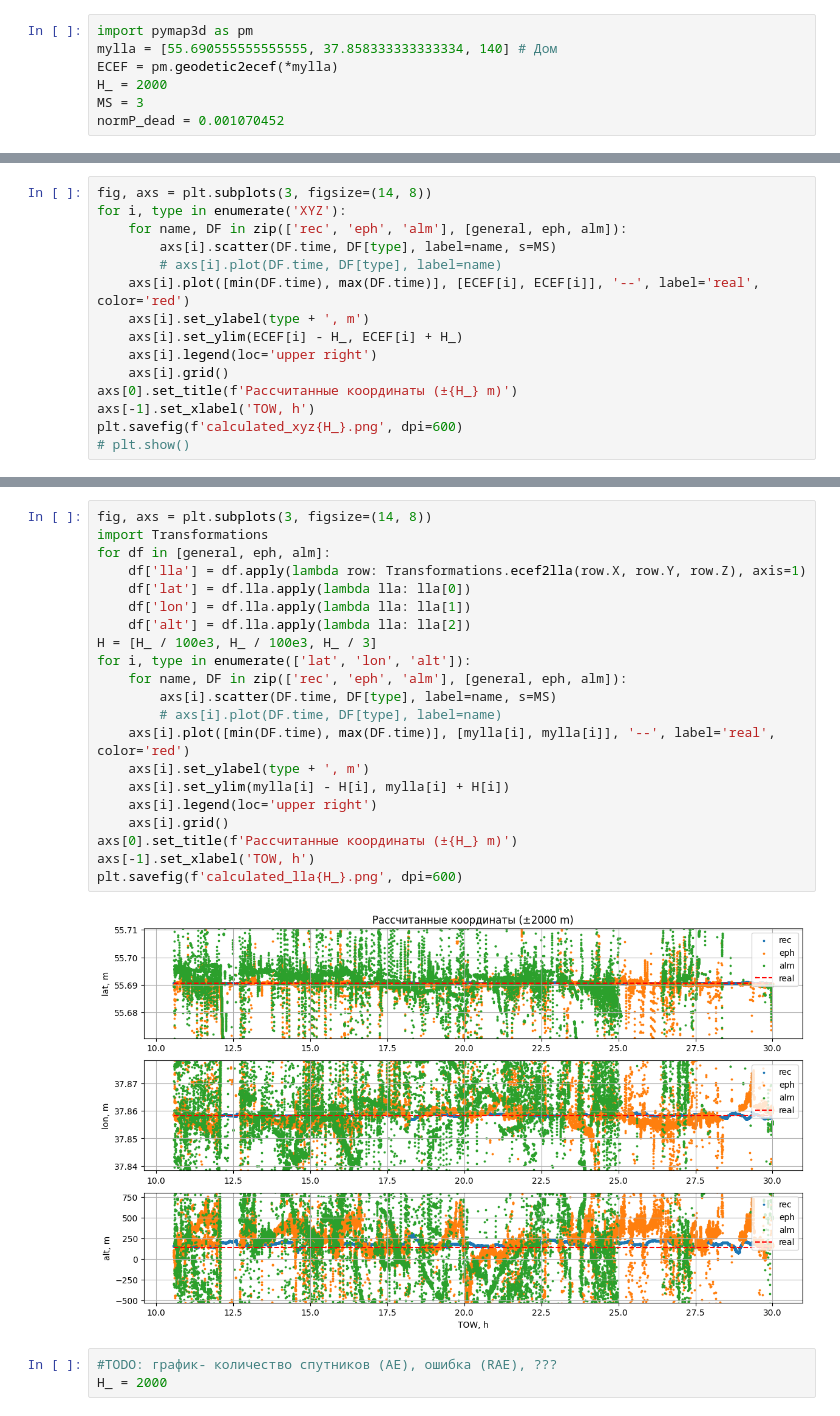
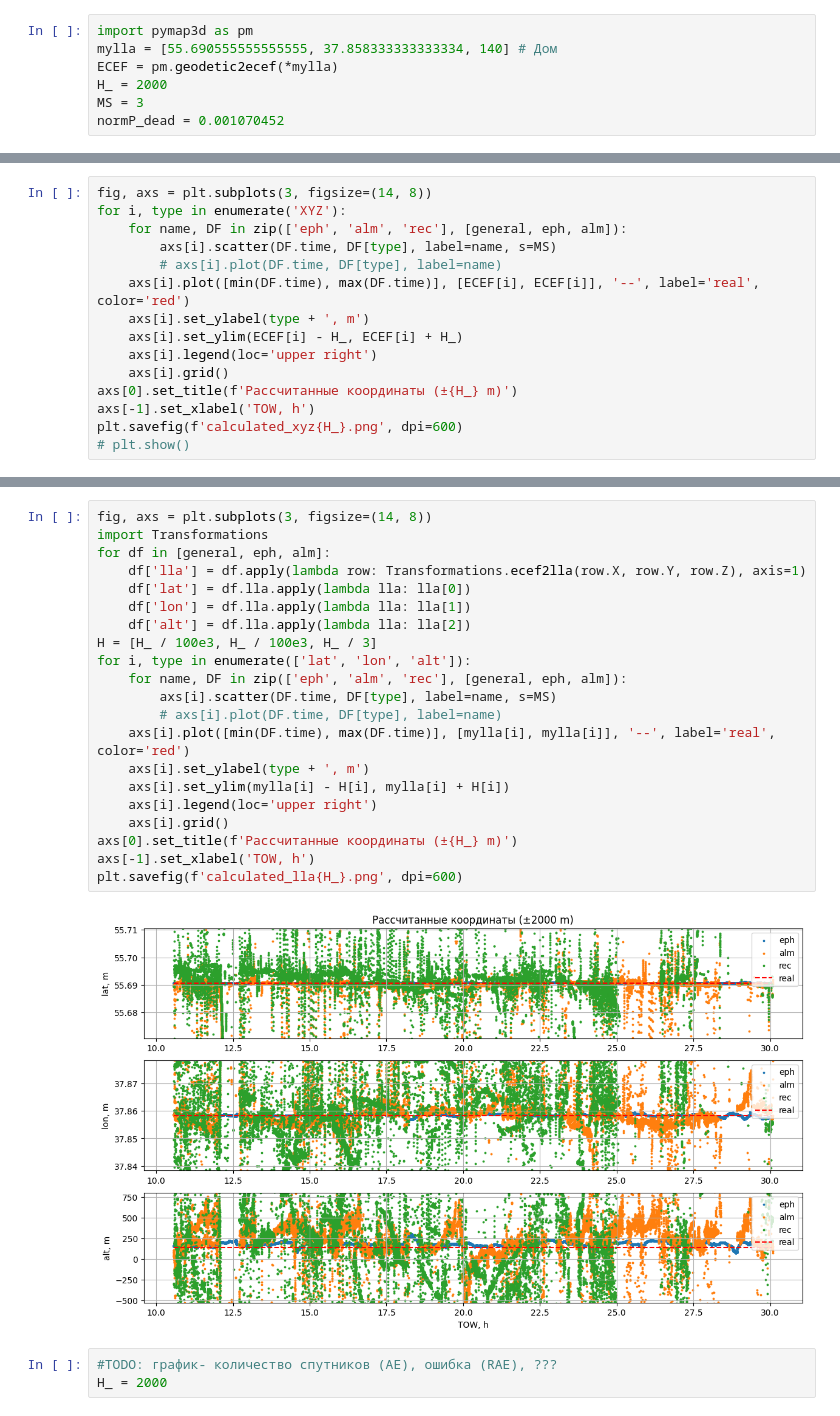
Before and after one commit to AlexKochnov/raspi_GPS, a Jupyter notebook: drawer.ipynb, the cells around one changed output, grey strips where cells are left out. Saved outputs shown, nothing was run; the diff lists cells and outputs as text.

```diff
--- a/drawer.ipynb
+++ b/drawer.ipynb
@@ -67,7 +67,7 @@ draw_filtered(LLA, [H_ / 100e3, H_ / 100e3, H_ / 1], 'LLA', mylla)
 # %%
 fig, axs = plt.subplots(3, figsize=(14, 8))
 for i, type in enumerate('XYZ'):
-    for name, DF in zip(['rec', 'eph', 'alm'], [general, eph, alm]):
+    for name, DF in zip(['eph', 'alm', 'rec'], [general, eph, alm]):
         axs[i].scatter(DF.time, DF[type], label=name, s=MS)
         # axs[i].plot(DF.time, DF[type], label=name)
     axs[i].plot([min(DF.time), max(DF.time)], [ECEF[i], ECEF[i]], '--', label='real', color='red')
@@ -84,26 +84,26 @@ plt.savefig(f'calculated_xyz{H_}.png', dpi=600)
 # %%
 fig, axs = plt.subplots(3, figsize=(14, 8))
 import Transformations
 for df in [general, eph, alm]:
     df['lla'] = df.apply(lambda row: Transformations.ecef2lla(row.X, row.Y, row.Z), axis=1)
     df['lat'] = df.lla.apply(lambda lla: lla[0])
     df['lon'] = df.lla.apply(lambda lla: lla[1])
     df['alt'] = df.lla.apply(lambda lla: lla[2])
 H = [H_ / 100e3, H_ / 100e3, H_ / 3]
 for i, type in enumerate(['lat', 'lon', 'alt']):
-    for name, DF in zip(['rec', 'eph', 'alm'], [general, eph, alm]):
+    for name, DF in zip(['eph', 'alm', 'rec'], [general, eph, alm]):
         axs[i].scatter(DF.time, DF[type], label=name, s=MS)
         # axs[i].plot(DF.time, DF[type], label=name)
     axs[i].plot([min(DF.time), max(DF.time)], [mylla[i], mylla[i]], '--', label='real', color='red')
     axs[i].set_ylabel(type + ', m')
     axs[i].set_ylim(mylla[i] - H[i], mylla[i] + H[i])
     axs[i].legend(loc='upper right')
     axs[i].grid()
 axs[0].set_title(f'Рассчитанные координаты (±{H_} m)')
 axs[-1].set_xlabel('TOW, h')
 plt.savefig(f'calculated_lla{H_}.png', dpi=600)
 # %% [output]
-[figure, old version]
+[figure, new version]
 # %%
 #TODO: график- количество спутников (АЕ), ошибка (RAE), ???
 H_ = 2000
```
Also changed, not shown: parts of 5 cells of this notebook, 2 other files.
